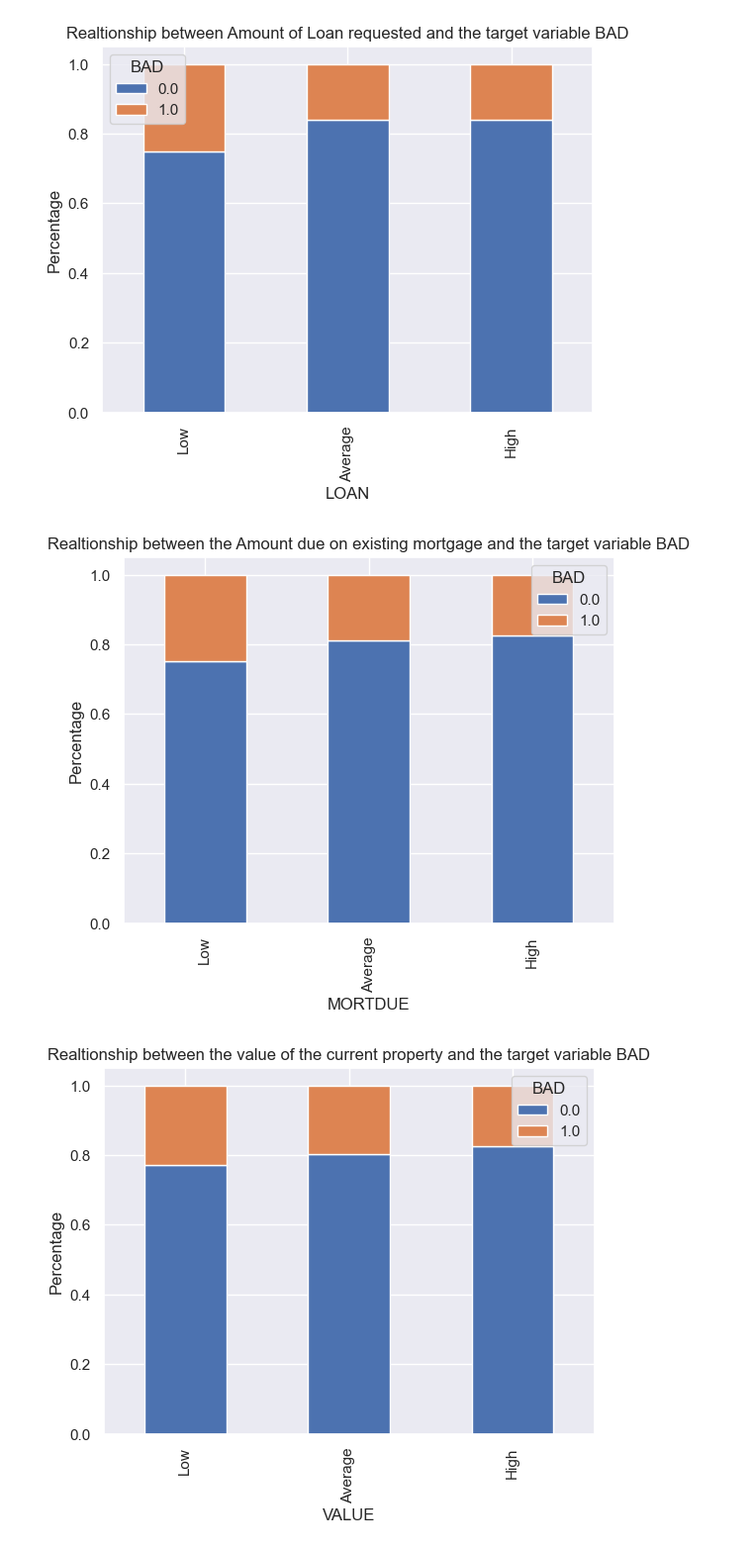
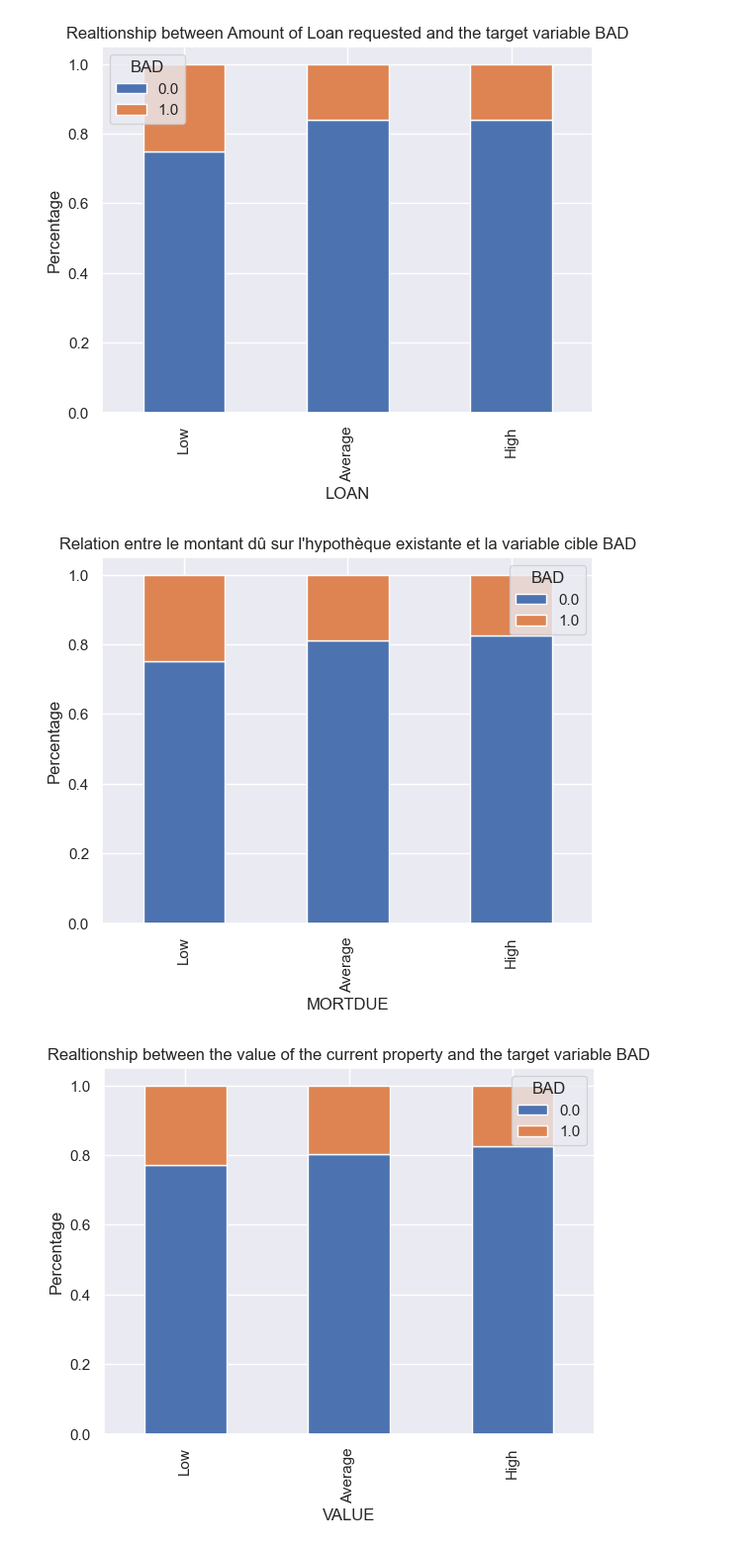
Before and after one commit to joob1812/Projet_Scoring, a Jupyter notebook: scoring_analysis.ipynb, the cells around one changed output. Shown at 99% size. Cells and saved outputs as stored; diff of their text form; code cells hidden in the pictures.

```diff
--- a/scoring_analysis.ipynb
+++ b/scoring_analysis.ipynb
@@ -261,17 +258,17 @@ P = plt.ylabel("Percentage")
 # %%
 bins = [0, 47000, 92000, 400000]
 group = ["Low", "Average", "High"]
 dfWithBin["MORTDUE_bin"] = pd.cut(dfWithBin["MORTDUE"], bins, labels=group)
 LOAN_bin = pd.crosstab(dfWithBin["MORTDUE_bin"], dfWithBin["BAD"])
 LOAN_bin.div(LOAN_bin.sum(1).astype(float), axis=0).plot(
     kind="bar",
     stacked=True,
-    title="Realtionship between the Amount due on existing mortgage and the target variable BAD",
+    title="Relation entre le montant dû sur l\'hypothèque existante et la variable cible BAD",
 )
 plt.xlabel("MORTDUE")
 P = plt.ylabel("Percentage")
 # %% [output]
-[figure, old version]
+[figure, new version]
 # %%
 bins = [0, 68000, 120000, 860000]
 group = ["Low", "Average", "High"]
```
Also changed, not shown: parts of 47 cells of this notebook.
